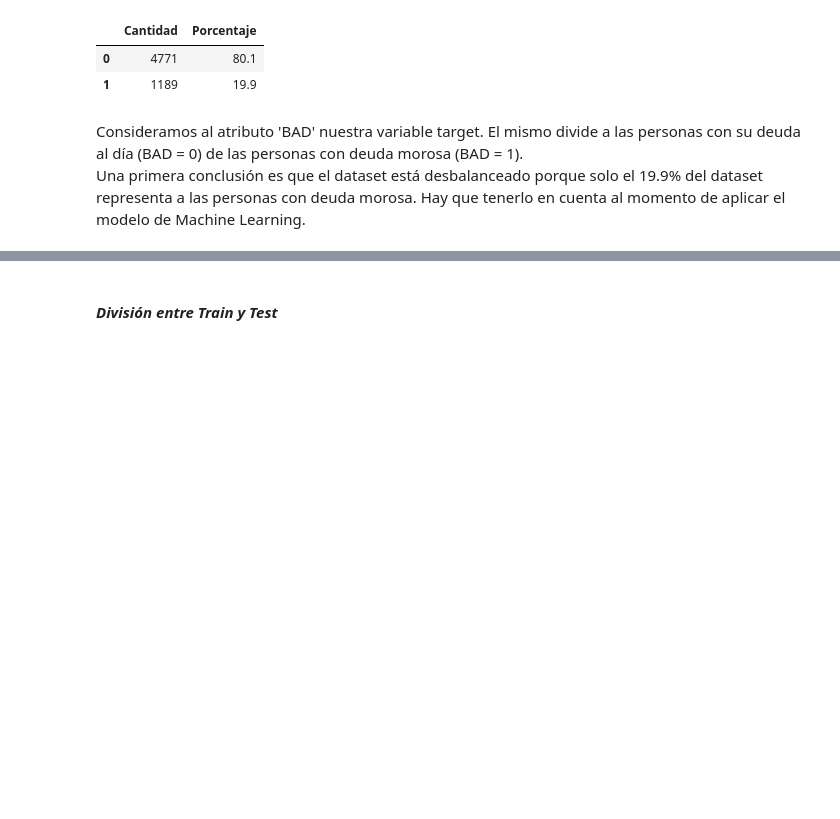
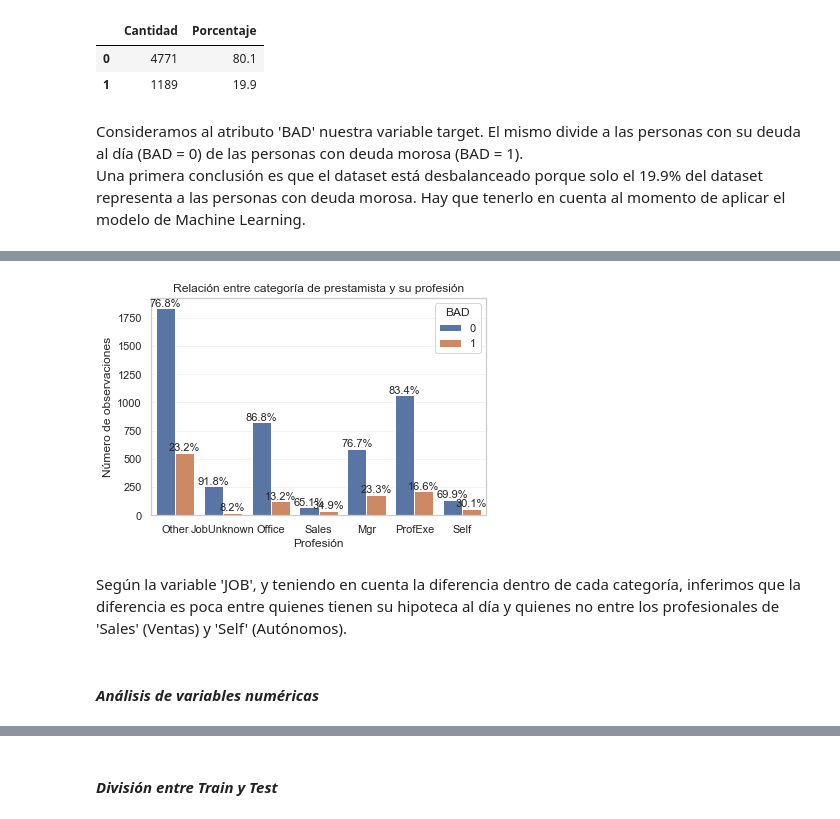
Before and after one commit to HelgaZambrana/data-science-coderhouse, a Jupyter notebook: ProyectoFinal_RiesgoCrediticio.ipynb, the cells around one changed output, grey strips where cells are left out. Cells and saved outputs as stored; diff of their text form; code cells hidden in the pictures; blank space fills up the shorter version.

```diff
--- a/ProyectoFinal_RiesgoCrediticio.ipynb
+++ b/ProyectoFinal_RiesgoCrediticio.ipynb
@@ -206,0 +282,21 @@ Una primera conclusión es que el dataset está desbalanceado porque solo el 19.
+# %%
+# Mostrar los resultados en un bar plot
+def percentage_above_bar_relative_to_xgroup(ax):
+    all_heights = [[p.get_height() for p in bars] for bars in ax.containers]
+    for bars in ax.containers:
+        for i, p in enumerate(bars):
+            total = sum(xgroup[i] for xgroup in all_heights)
+            percentage = f'{(100 * p.get_height() / total) :.1f}%'
+            ax.annotate(percentage, (p.get_x() + p.get_width() / 2, p.get_height()), size=11, ha='center', va='bottom')
+
+ax = sns.countplot(x="JOB", hue="BAD", data=historial_credito)
+ax.set(xlabel='Profesión',
+       ylabel='Número de observaciones',
+       title = 'Relación entre categoría de prestamista y su profesión')
+
+percentage_above_bar_relative_to_xgroup(ax)
+plt.show()
+# %% [output]
+[figure, added]
+# %% [markdown]
+Según la variable 'JOB', y teniendo en cuenta la diferencia dentro de cada categoría, inferimos que la diferencia es poca entre quienes tienen su hipoteca al día y quienes no entre los profesionales de 'Sales' (Ventas) y 'Self' (Autónomos).
@@ -206,0 +308,2 @@ Una primera conclusión es que el dataset está desbalanceado porque solo el 19.
+# %% [markdown]
+#### *Análisis de variables numéricas*
```
Also changed, not shown: parts of 51 cells of this notebook.
